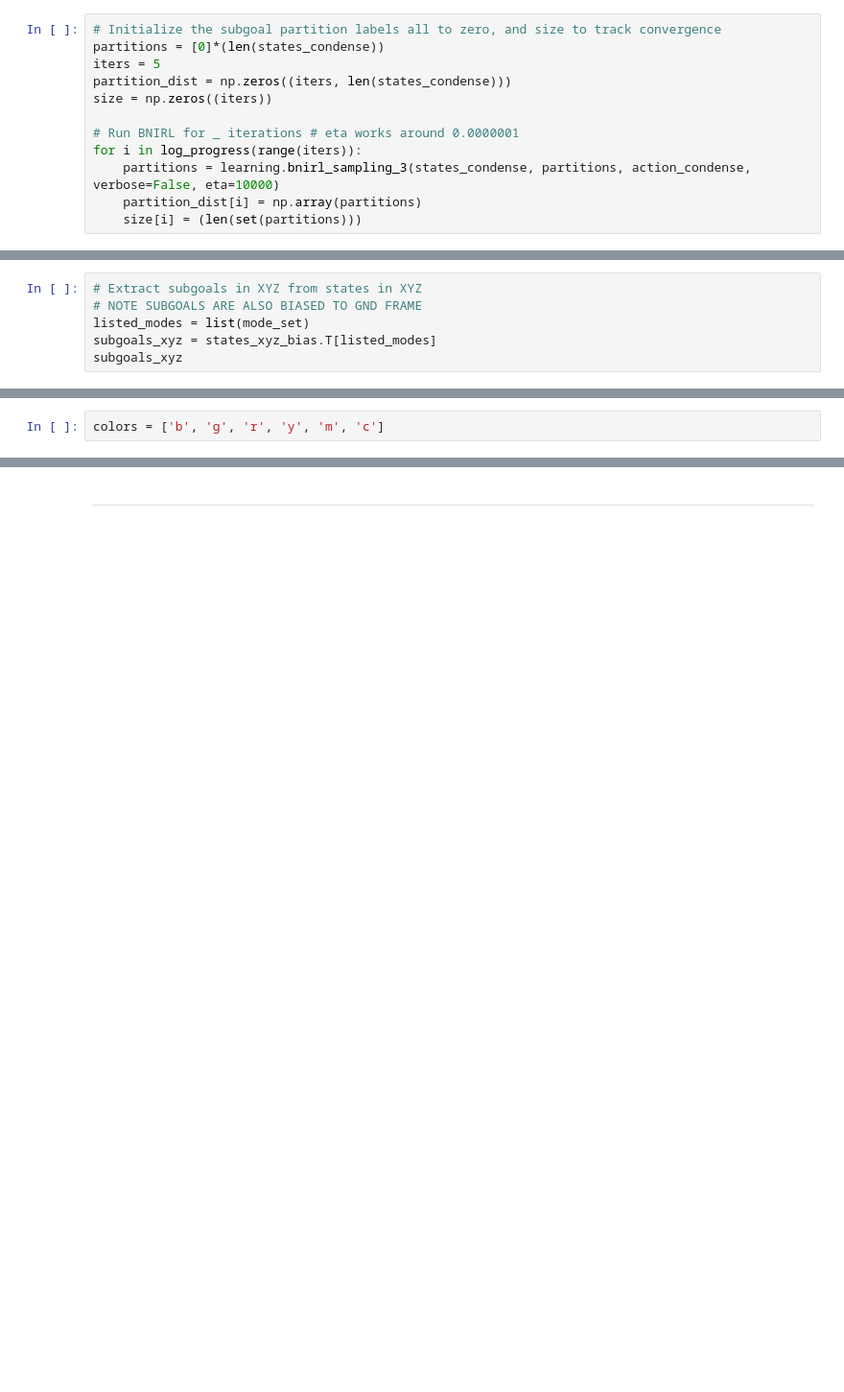
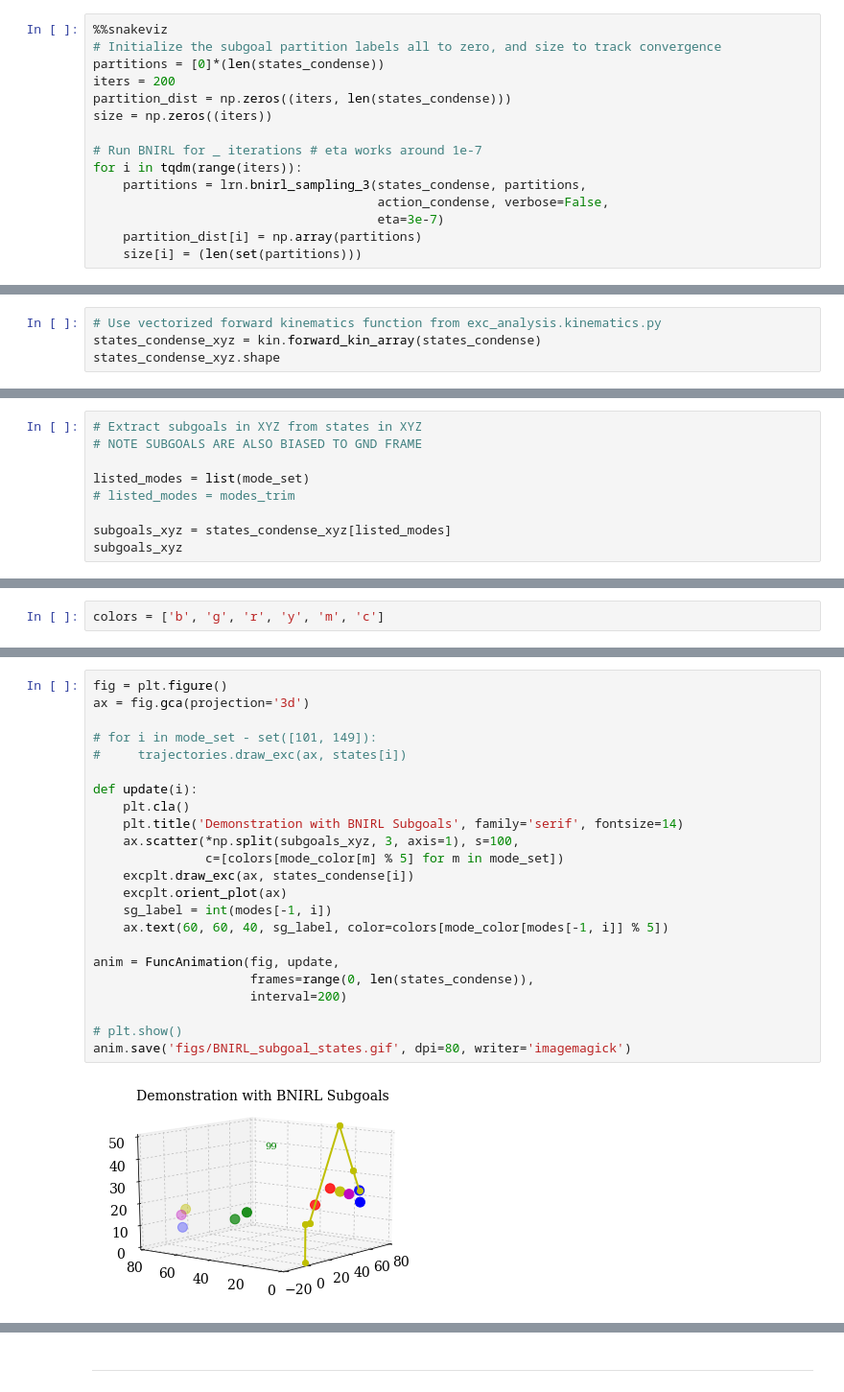
Before and after one commit to mitchallain/BeagleBone-excavator, a Jupyter notebook: jupyter/ML/task-learning.ipynb, the cells around one changed output, grey strips where cells are left out. Shown at 96% size. Cells and saved outputs as stored; diff of their text form; blank space fills up the shorter version.

```diff
--- a/jupyter/ML/task-learning.ipynb
+++ b/jupyter/ML/task-learning.ipynb
@@ -170,12 +212,15 @@ assert states_condense.shape == action_condense.shape
 # %%
+%%snakeviz
 # Initialize the subgoal partition labels all to zero, and size to track convergence
 partitions = [0]*(len(states_condense))
-iters = 5
+iters = 200
 partition_dist = np.zeros((iters, len(states_condense)))
 size = np.zeros((iters))
 
-# Run BNIRL for _ iterations # eta works around 0.0000001
-for i in log_progress(range(iters)):
-    partitions = learning.bnirl_sampling_3(states_condense, partitions, action_condense, verbose=False, eta=10000)
+# Run BNIRL for _ iterations # eta works around 1e-7
+for i in tqdm(range(iters)):
+    partitions = lrn.bnirl_sampling_3(states_condense, partitions,
+                                      action_condense, verbose=False,
+                                      eta=3e-7)
     partition_dist[i] = np.array(partitions)
     size[i] = (len(set(partitions)))
@@ -275,0 +297,4 @@ states_xyz_bias.shape
+# %%
+# Use vectorized forward kinematics function from exc_analysis.kinematics.py
+states_condense_xyz = kin.forward_kin_array(states_condense)
+states_condense_xyz.shape
@@ -323,7 +367,10 @@ ___
 # %%
 # Extract subgoals in XYZ from states in XYZ
 # NOTE SUBGOALS ARE ALSO BIASED TO GND FRAME
+
 listed_modes = list(mode_set)
-subgoals_xyz = states_xyz_bias.T[listed_modes]
+# listed_modes = modes_trim
+
+subgoals_xyz = states_condense_xyz[listed_modes]
 subgoals_xyz
 # %% [output]
@@ -390,0 +431,25 @@ colors = ['b', 'g', 'r', 'y', 'm', 'c']
+# %%
+fig = plt.figure()
+ax = fig.gca(projection='3d')
+
+# for i in mode_set - set([101, 149]):
+#     trajectories.draw_exc(ax, states[i])
+
+def update(i):
+    plt.cla()
+    plt.title('Demonstration with BNIRL Subgoals', family='serif', fontsize=14)
+    ax.scatter(*np.split(subgoals_xyz, 3, axis=1), s=100,
+               c=[colors[mode_color[m] % 5] for m in mode_set])
+    excplt.draw_exc(ax, states_condense[i])
+    excplt.orient_plot(ax)
+    sg_label = int(modes[-1, i])
+    ax.text(60, 60, 40, sg_label, color=colors[mode_color[modes[-1, i]] % 5])
+
+anim = FuncAnimation(fig, update,
+                     frames=range(0, len(states_condense)),
+                     interval=200)
+
+# plt.show()
+anim.save('figs/BNIRL_subgoal_states.gif', dpi=80, writer='imagemagick')
+# %% [output]
+[figure, added]
```
Also changed, not shown: parts of 114 cells of this notebook, 14 other files.
